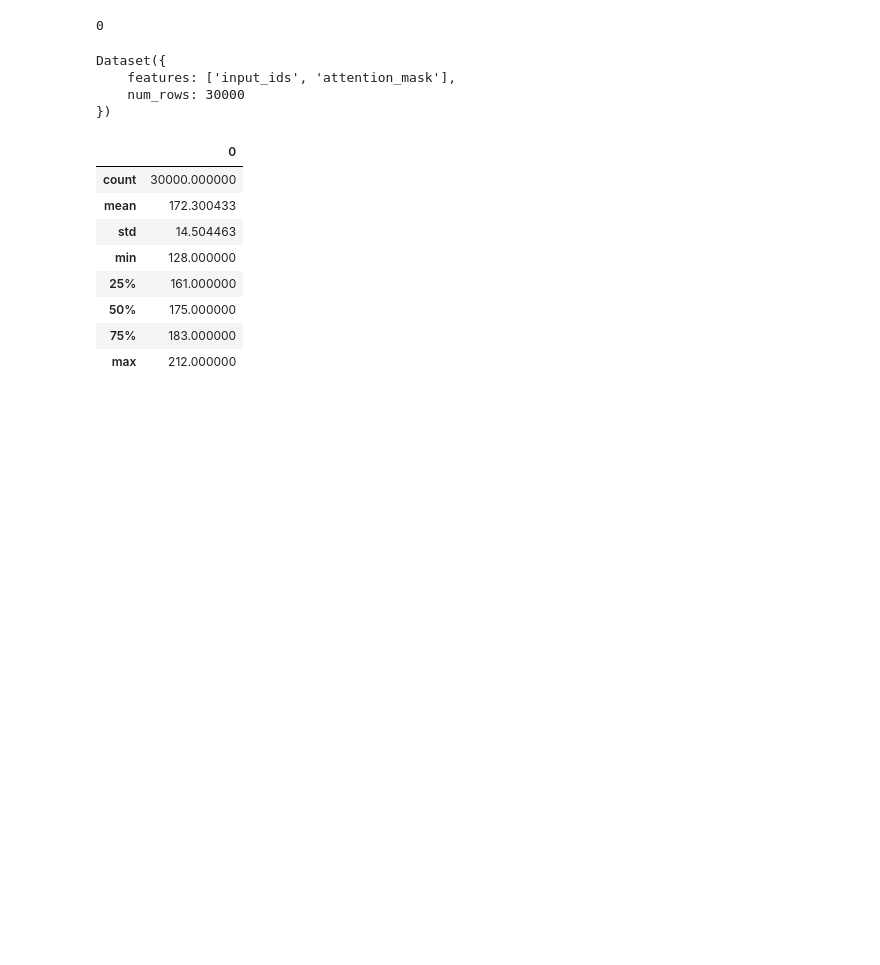
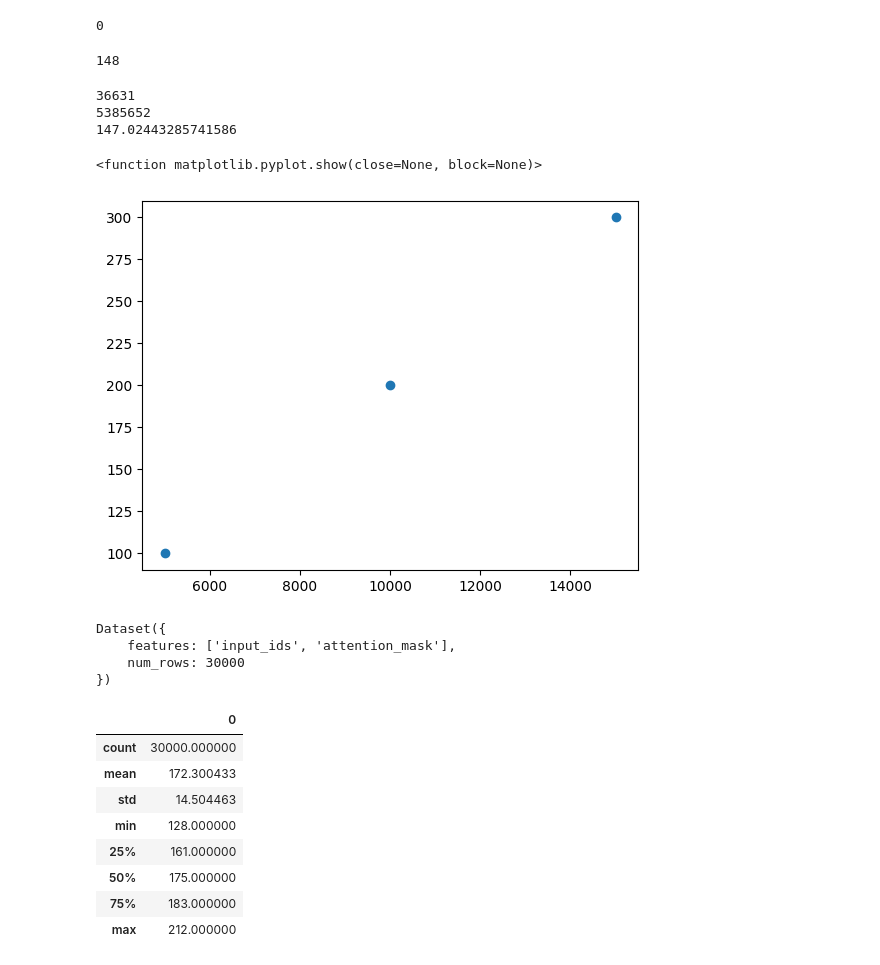
Before and after one commit to sakethramakrishnan/cpe, a Jupyter notebook: cpe/hf-cBPE-tokenizer-abrace.ipynb, the cells around one changed output. Saved outputs shown, nothing was run; the diff lists cells and outputs as text; code cells hidden in the pictures; blank space fills up the shorter version.

```diff
--- a/cpe/hf-cBPE-tokenizer-abrace.ipynb
+++ b/cpe/hf-cBPE-tokenizer-abrace.ipynb
@@ -258,0 +260,19 @@ print(tokenizer.vocab)
+# %%
+print(len(torch.unique(tokenized_seqs['input_ids'])))
+# %% [output]
+148
+# %%
+unique_lens = []
+
+for seq in sequences:
+    tokenized_seqs = tokenizer(seq, max_length=1024, padding="max_length", truncation=True, return_tensors="pt")
+    unique_lens.append(len(torch.unique(tokenized_seqs['input_ids'])))
+
+print(len(unique_lens))
+print(sum(unique_lens))
+
+print(sum(unique_lens)/len(unique_lens))
+# %% [output]
+36631
+5385652
+147.02443285741586
@@ -259,2 +281,14 @@ print(tokenizer.vocab)
+# %%
+unique_lens_dict = {
+    5000: 100,
+    10000: 200,
+    15000: 300
+}
+
+plt.scatter(unique_lens_dict.keys(), unique_lens_dict.values())
+plt.show
+# %% [output]
+<function matplotlib.pyplot.show(close=None, block=None)>
+[figure, added]
 # %%
 #dataset_seqs = [group_and_contextualize(seq.upper()) for seq in sequences]
```
Also changed, not shown: parts of 9 cells of this notebook, 2 other files.
